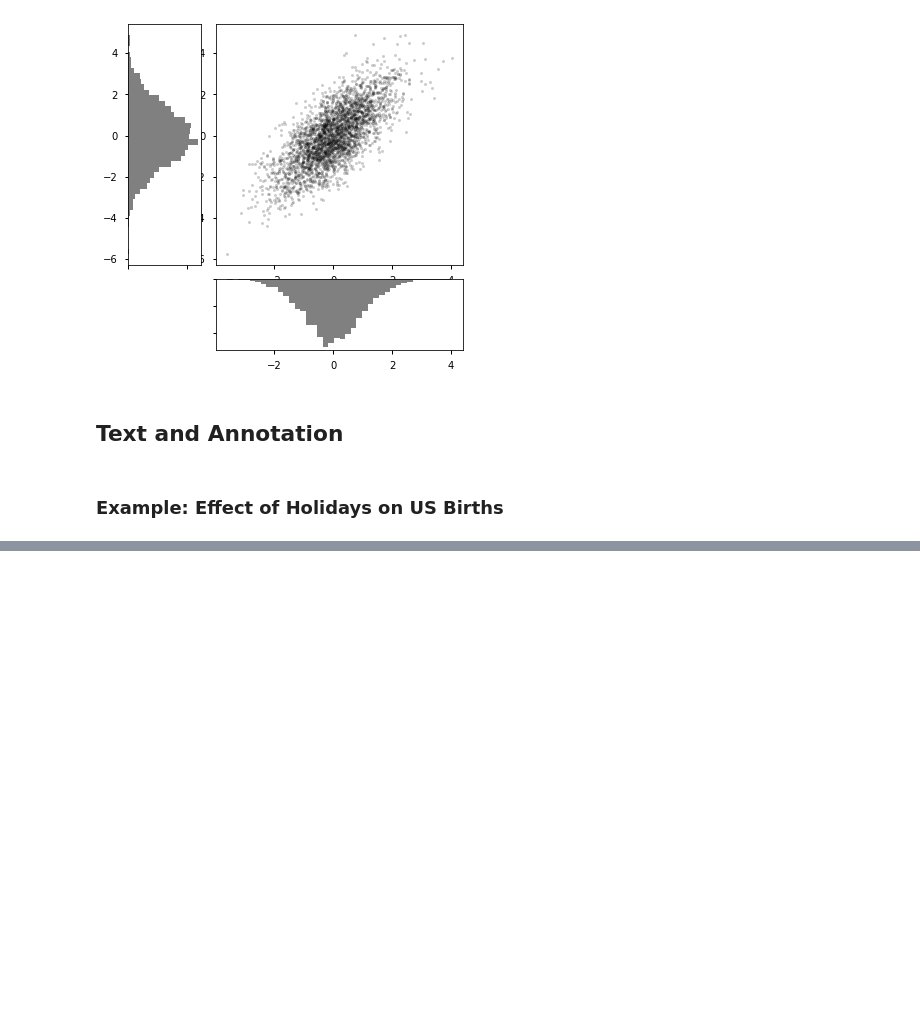
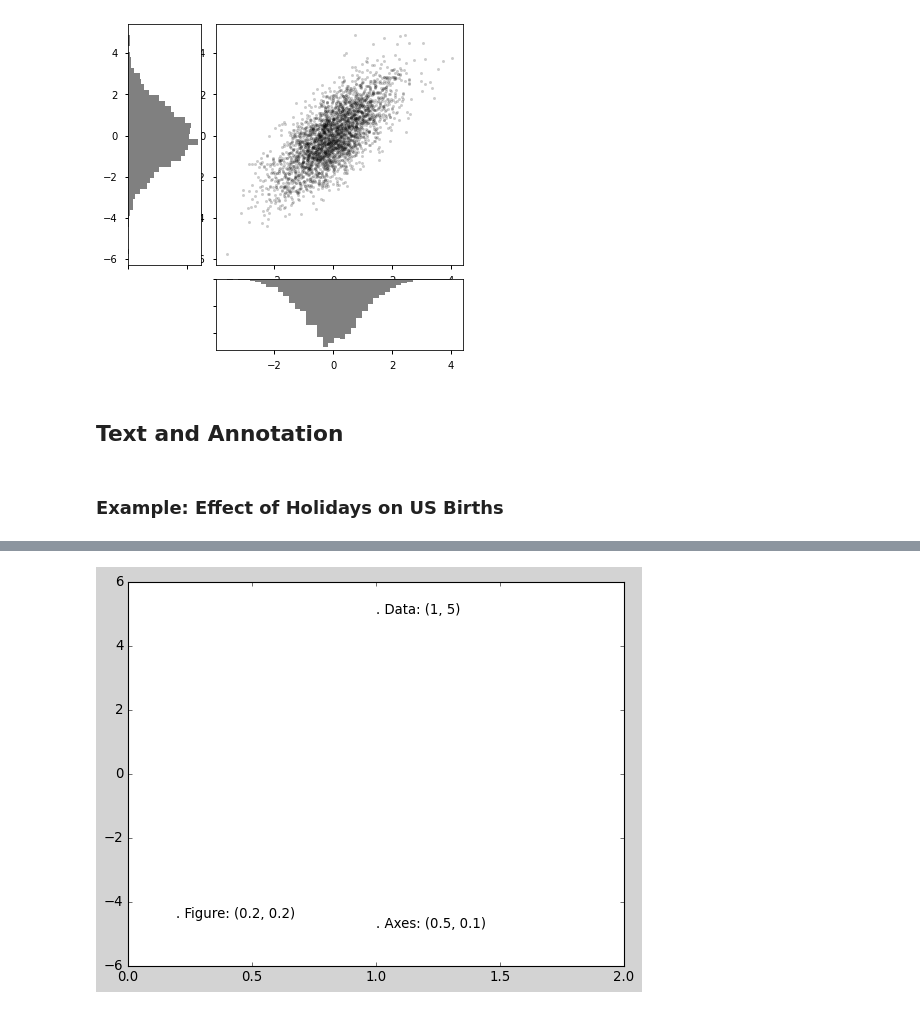
Before and after one commit to f0anits1o/Python-Data-Analysis, a Jupyter notebook: matplotlib2.ipynb, the cells around one changed output, grey strips where cells are left out. Saved outputs shown, nothing was run; the diff lists cells and outputs as text; code cells hidden in the pictures; blank space fills up the shorter version.

```diff
--- a/matplotlib2.ipynb
+++ b/matplotlib2.ipynb
@@ -817,0 +828,6 @@ ax.xaxis.set_minor_formatter(mpl.dates.DateFormatter('%h'));
+# %%
+ax.set_xlim(0, 2)
+ax.set_ylim(-6, 6)
+fig
+# %% [output]
+[figure, added]
```
Also changed, not shown: parts of 23 cells of this notebook.
